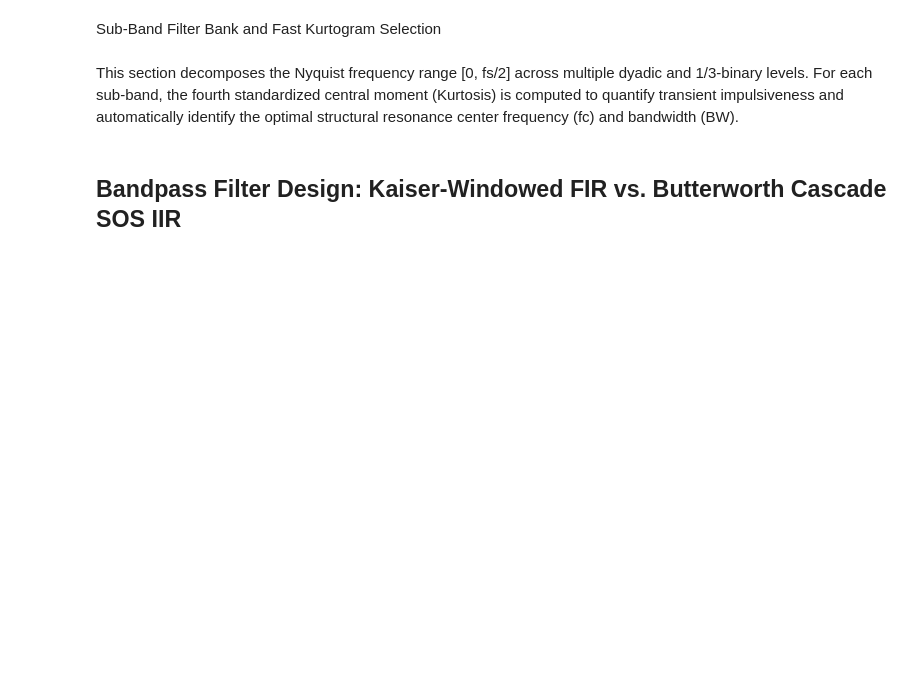
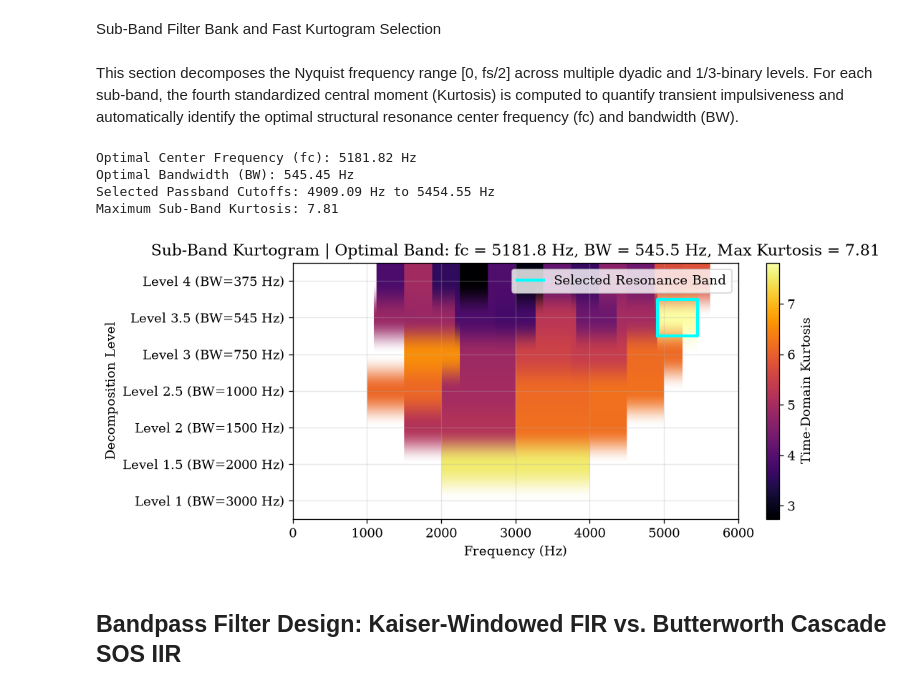
Before and after one commit to darshanlarekal/dsp-mini-project, a Jupyter notebook: code/DSP_mini_project_combined.ipynb, the cells around one changed output. Saved outputs shown, nothing was run; the diff lists cells and outputs as text; code cells hidden in the pictures; blank space fills up the shorter version.

```diff
--- a/code/DSP_mini_project_combined.ipynb
+++ b/code/DSP_mini_project_combined.ipynb
@@ -1121,7 +1274,7 @@ This section decomposes the Nyquist frequency range [0, fs/2] across multiple dy
 def compute_subband_kurtogram(x_0, fs, levels=[1, 1.5, 2, 2.5, 3, 3.5, 4]):
     nyquist = fs / 2.0
     results = []
-    f_min_guard = 300.0
+    f_min_guard = 1000.0
     f_max_guard = nyquist - 150.0
 
     for level in levels:
@@ -1134,7 +1287,7 @@ def compute_subband_kurtogram(x_0, fs, levels=[1, 1.5, 2, 2.5, 3, 3.5, 4]):
             f_c = 0.5 * (f_low + f_high)
 
             if f_low < f_min_guard or f_high > f_max_guard:
-                kurt_val = 3.0
+                kurt_val = -np.inf
             else:
                 sos_sub = signal.butter(
                     N=4,
@@ -1172,37 +1325,43 @@ def plot_kurtogram_map(results, best_band, fs):
 
     plt.figure(figsize=(9, 4))
     im = plt.imshow(
-        grid, aspect='auto', origin='lower',
+        np.ma.masked_invalid(grid), aspect='auto', origin='lower',
         extent=[0, nyquist, 0, len(levels)],
         cmap='inferno'
     )
     plt.colorbar(im, label='Time-Domain Kurtosis')
     plt.yticks(np.arange(len(levels)) + 0.5, [f"Level {l} (BW={int(nyquist/round(2**l))} Hz)" for l in levels])
     plt.xlabel('Frequency (Hz)')
     plt.ylabel('Decomposition Level')
     plt.title(
         f"Sub-Band Kurtogram | Optimal Band: fc = {best_band['f_c']:.1f} Hz, "
         f"BW = {best_band['bw']:.1f} Hz, Max Kurtosis = {best_band['kurtosis']:.2f}"
     )
 
     lvl_idx = levels.index(best_band['level'])
     plt.plot(
         [best_band['f_low'], best_band['f_high'], best_band['f_high'], best_band['f_low'], best_band['f_low']],
         [lvl_idx, lvl_idx, lvl_idx + 1, lvl_idx + 1, lvl_idx],
         color='cyan', linewidth=2.5, label='Selected Resonance Band'
     )
     plt.legend(loc='upper right')
     plt.tight_layout()
     plt.show()
 
 best_band, kurt_results = compute_subband_kurtogram(x_0, fs)
 
 print("Optimal Center Frequency (fc):", round(best_band['f_c'], 2), "Hz")
 print("Optimal Bandwidth (BW):", round(best_band['bw'], 2), "Hz")
 print("Selected Passband Cutoffs:", round(best_band['f_low'], 2), "Hz to", round(best_band['f_high'], 2), "Hz")
 print("Maximum Sub-Band Kurtosis:", round(best_band['kurtosis'], 2))
 
 plot_kurtogram_map(kurt_results, best_band, fs)
+# %% [output]
+Optimal Center Frequency (fc): 5181.82 Hz
+Optimal Bandwidth (BW): 545.45 Hz
+Selected Passband Cutoffs: 4909.09 Hz to 5454.55 Hz
+Maximum Sub-Band Kurtosis: 7.81
+[figure, added]
 # %% [markdown]
 ## Bandpass Filter Design: Kaiser-Windowed FIR vs. Butterworth Cascade SOS IIR
 # %% [markdown]
```
Also changed, not shown: parts of 34 cells of this notebook, 19 other files.
